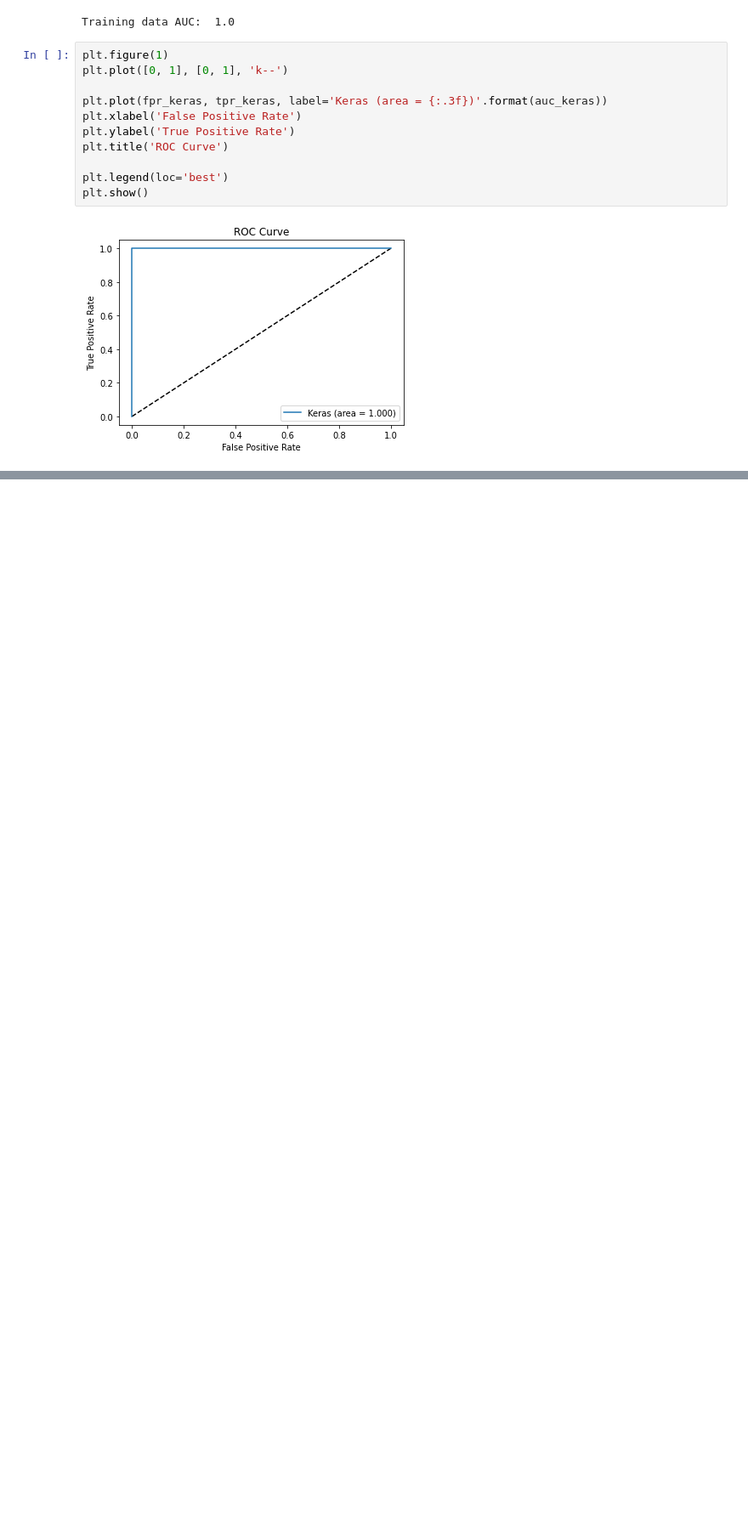
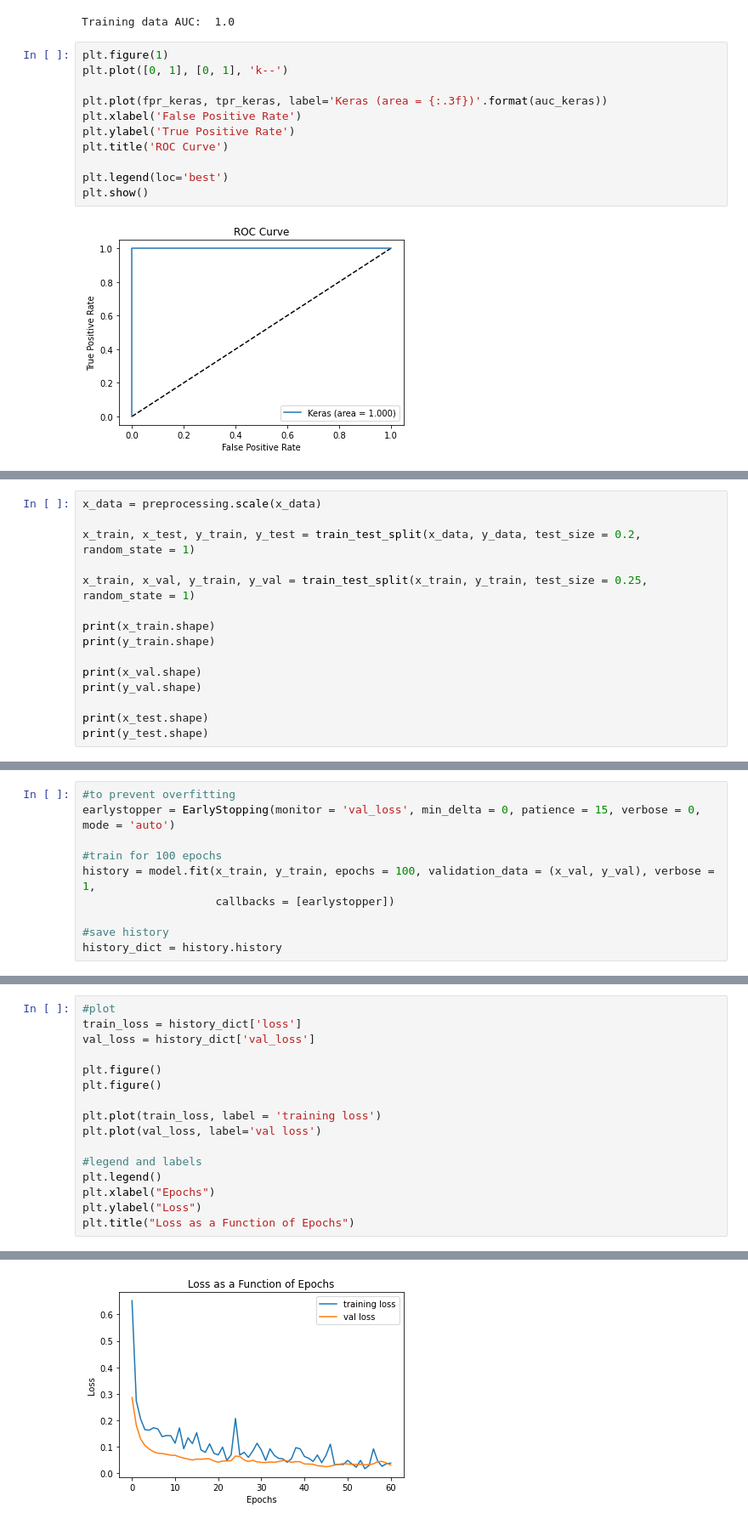
Before and after one commit to alessnarciso/ml-cancer-detection, a Jupyter notebook: CancerDetection.ipynb, the cells around one changed output, grey strips where cells are left out. Shown at 85% size. Drawn from its saved outputs; the diff is of its cells as text; blank space fills up the shorter version.

```diff
--- a/CancerDetection.ipynb
+++ b/CancerDetection.ipynb
@@ -458,0 +453,15 @@ We can also try adding more advanced techniques to optimize the model such as re
+# %%
+x_data = preprocessing.scale(x_data)
+
+x_train, x_test, y_train, y_test = train_test_split(x_data, y_data, test_size = 0.2, random_state = 1)
+
+x_train, x_val, y_train, y_val = train_test_split(x_train, y_train, test_size = 0.25, random_state = 1)
+
+print(x_train.shape)
+print(y_train.shape)
+
+print(x_val.shape)
+print(y_val.shape)
+
+print(x_test.shape)
+print(y_test.shape)
@@ -458,0 +498,10 @@ We can also try adding more advanced techniques to optimize the model such as re
+# %%
+#to prevent overfitting
+earlystopper = EarlyStopping(monitor = 'val_loss', min_delta = 0, patience = 15, verbose = 0, mode = 'auto')
+
+#train for 100 epochs
+history = model.fit(x_train, y_train, epochs = 100, validation_data = (x_val, y_val), verbose = 1,
+                    callbacks = [earlystopper])
+
+#save history
+history_dict = history.history
@@ -458,0 +526,17 @@ We can also try adding more advanced techniques to optimize the model such as re
+# %%
+#plot
+train_loss = history_dict['loss']
+val_loss = history_dict['val_loss']
+
+plt.figure()
+plt.figure()
+
+plt.plot(train_loss, label = 'training loss')
+plt.plot(val_loss, label='val loss')
+
+#legend and labels
+plt.legend()
+plt.xlabel("Epochs")
+plt.ylabel("Loss")
+plt.title("Loss as a Function of Epochs")
+# %% [output]
@@ -458,0 +545 @@ We can also try adding more advanced techniques to optimize the model such as re
+[figure, added]
```
Also changed, not shown: parts of 24 cells of this notebook.
